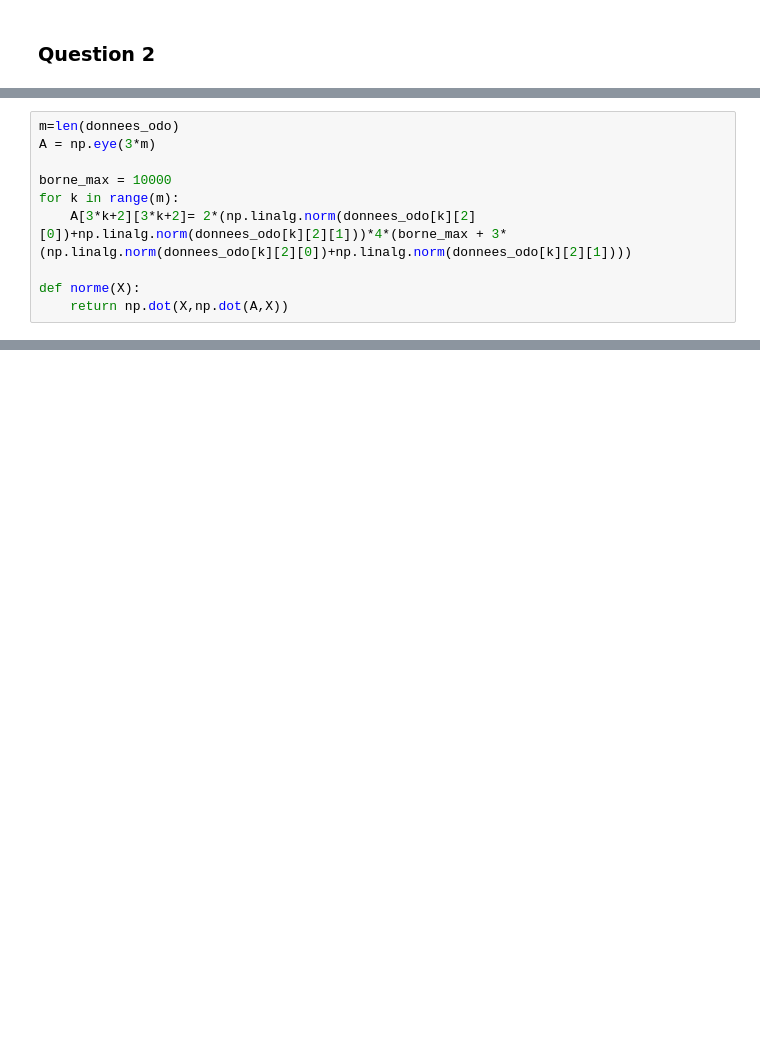
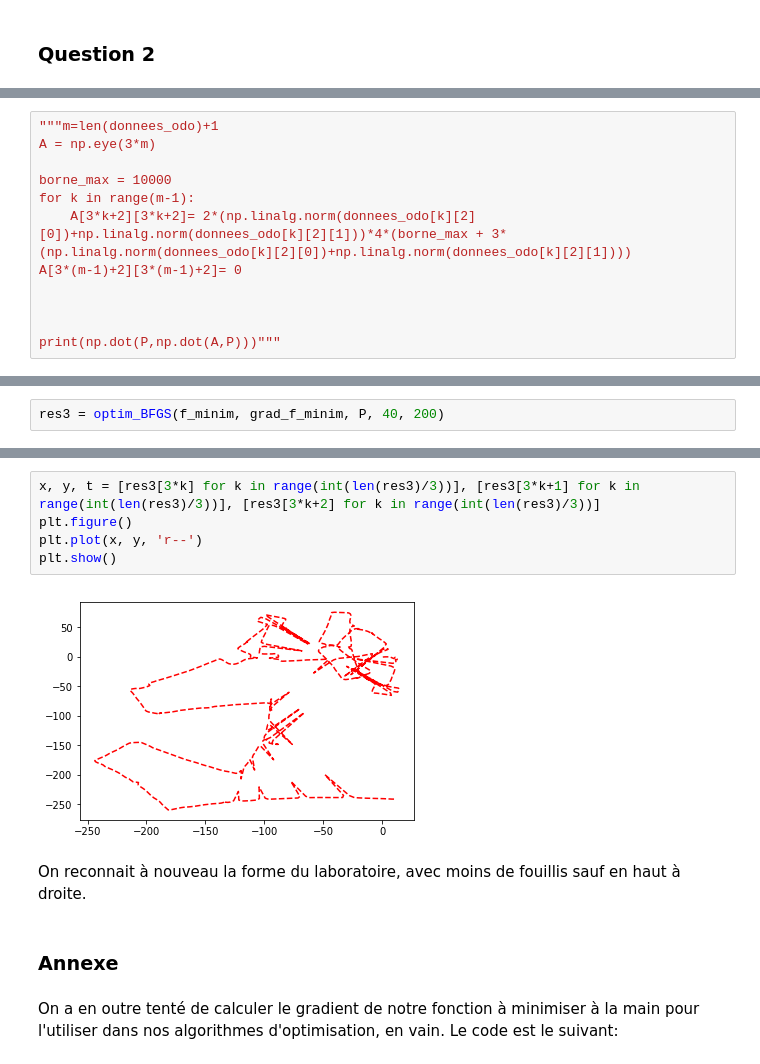
Before and after one commit to 1AlexisRoux1/Projet_optimisation, a Jupyter notebook: Projet_optimisation_robot.ipynb, the cells around one changed output, grey strips where cells are left out. Drawn from its saved outputs; the diff is of its cells as text; blank space fills up the shorter version.

```diff
--- a/Projet_optimisation_robot.ipynb
+++ b/Projet_optimisation_robot.ipynb
@@ -418,10 +453,12 @@ On définit donc la matrice A et on redéfinit la fonction norme pour l'associer
 # %%
-m=len(donnees_odo)
+"""m=len(donnees_odo)+1
 A = np.eye(3*m)
 
 borne_max = 10000
-for k in range(m):
+for k in range(m-1):
     A[3*k+2][3*k+2]= 2*(np.linalg.norm(donnees_odo[k][2][0])+np.linalg.norm(donnees_odo[k][2][1]))*4*(borne_max + 3*(np.linalg.norm(donnees_odo[k][2][0])+np.linalg.norm(donnees_odo[k][2][1])))
+A[3*(m-1)+2][3*(m-1)+2]= 0
 
-def norme(X):
-    return np.dot(X,np.dot(A,X))
+
+
+print(np.dot(P,np.dot(A,P)))"""
@@ -451,0 +473,2 @@ P=np.array(P)
+# %%
+res3 = optim_BFGS(f_minim, grad_f_minim, P, 40, 200)
@@ -451,0 +493,13 @@ P=np.array(P)
+# %%
+x, y, t = [res3[3*k] for k in range(int(len(res3)/3))], [res3[3*k+1] for k in range(int(len(res3)/3))], [res3[3*k+2] for k in range(int(len(res3)/3))]
+plt.figure()
+plt.plot(x, y, 'r--')
+plt.show()
+# %% [output]
+[figure, added]
+# %% [markdown]
+On reconnait à nouveau la forme du laboratoire, avec moins de fouillis sauf en haut à droite.
+# %% [markdown]
+### Annexe
+# %% [markdown]
+On a en outre tenté de calculer le gradient de notre fonction à minimiser à la main pour l'utiliser dans nos algorithmes d'optimisation, en vain. Le code est le suivant:
```
Also changed, not shown: parts of 20 cells of this notebook.
